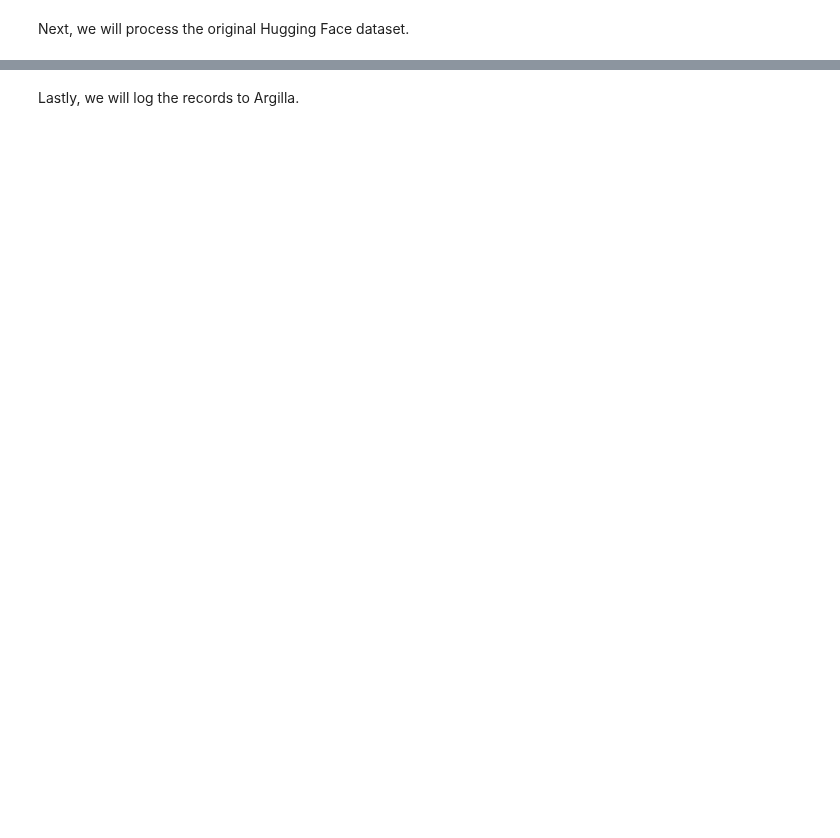
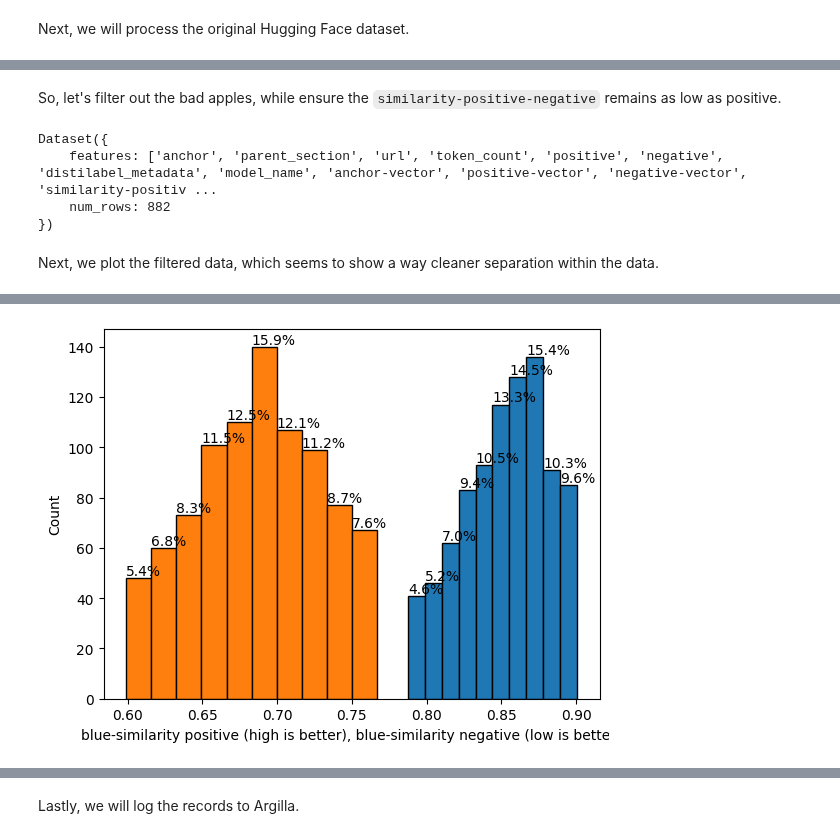
Before and after one commit to zenml-io/zenml-projects, a Jupyter notebook: llm-complete-guide/notebooks/argilla_embeddings.ipynb, the cells around one changed output, grey strips where cells are left out. Cells and saved outputs as stored; diff of their text form; code cells hidden in the pictures; blank space fills up the shorter version.

```diff
--- a/llm-complete-guide/notebooks/argilla_embeddings.ipynb
+++ b/llm-complete-guide/notebooks/argilla_embeddings.ipynb
@@ -240,0 +222,26 @@ dataset = dataset.map(format_data, batched=True, batch_size=1000)
+# %% [markdown]
+So, let's filter out the bad apples, while ensure the `similarity-positive-negative` remains as low as positive.
+# %%
+dataset_filtered = dataset["train"]
+
+for column, order in [
+    (["similarity-anchor-positive", "similarity-positive-negative"], [True, False]),
+    (["similarity-anchor-negative", "similarity-positive-negative"], [False, False])
+]:
+    dataset_filtered = dataset_filtered.sort(column, reverse=order)
+    n = int(len(dataset_filtered) * 0.1)
+    # Filter out the first 10% of the dataset
+    dataset_filtered = dataset_filtered.select(range(0, len(dataset_filtered)-n))
+
+dataset_filtered
+# %% [output]
+Dataset({
+    features: ['anchor', 'parent_section', 'url', 'token_count', 'positive', 'negative', 'distilabel_metadata', 'model_name', 'anchor-vector', 'positive-vector', 'negative-vector', 'similarity-positiv ...
+    num_rows: 882
+})
+# %% [markdown]
+Next, we plot the filtered data, which seems to show a way cleaner separation within the data.
+# %%
+get_plot(dataset_filtered["similarity-anchor-positive"], "")
+get_plot(dataset_filtered["similarity-anchor-negative"], "blue-similarity positive (high is better), blue-similarity negative (low is better)")
+# %% [output]
@@ -240,0 +249 @@ dataset = dataset.map(format_data, batched=True, batch_size=1000)
+[figure, added]
```
Also changed, not shown: parts of 27 cells of this notebook.
